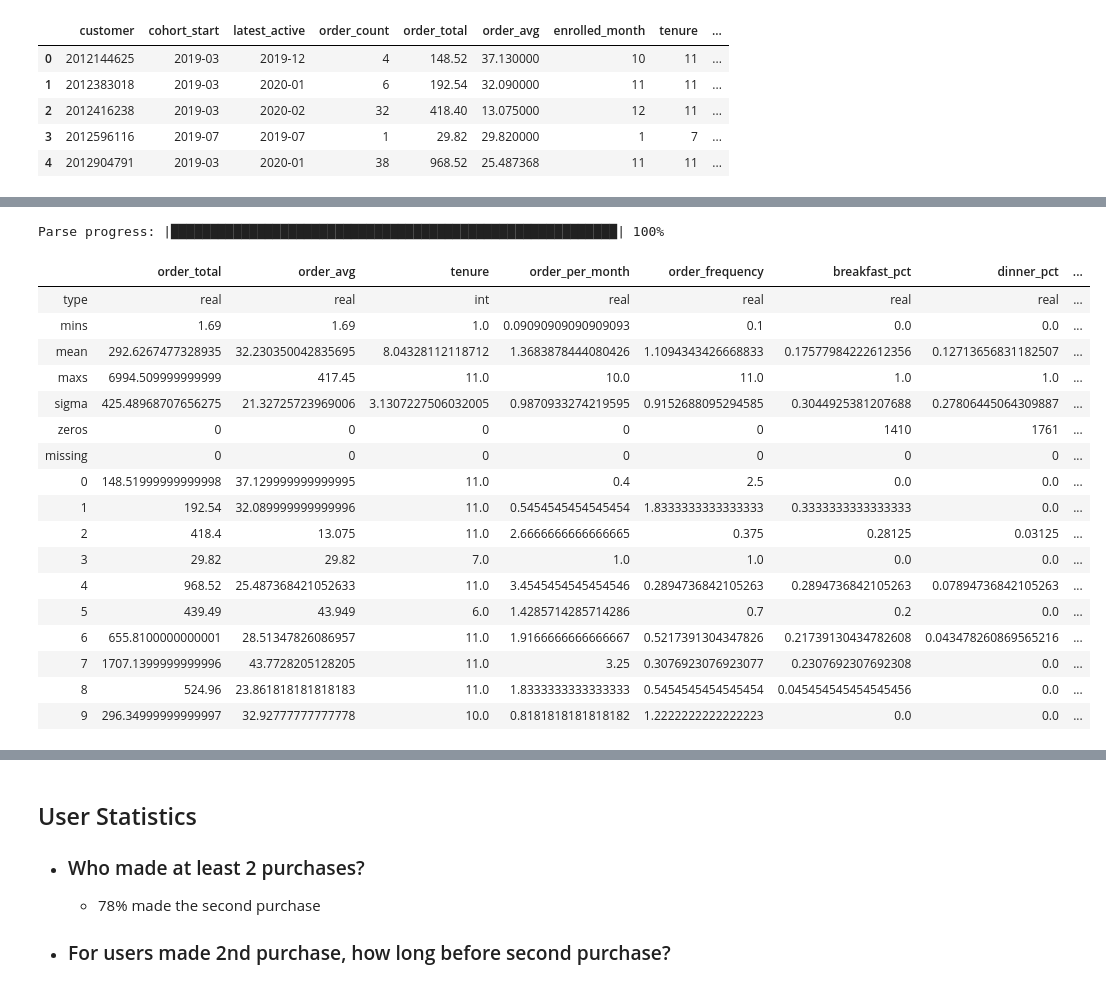
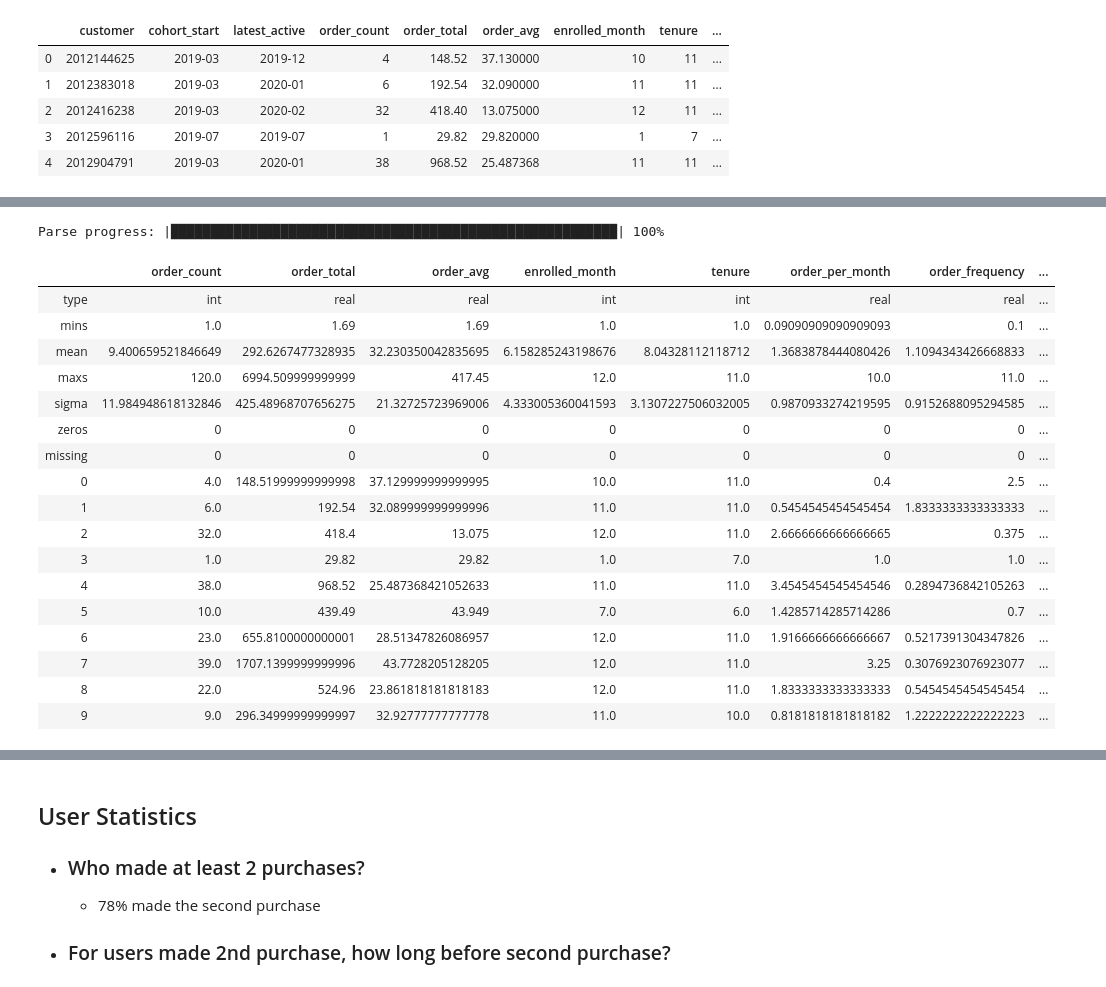
Before and after one commit to Chen--Chen/cohort_churn_analysis, a Jupyter notebook: Slice - Customer Churn Analysis.ipynb, the cells around one changed output, grey strips where cells are left out. Drawn from its saved outputs; the diff is of its cells as text; code cells hidden in the pictures.

```diff
--- a/Slice - Customer Churn Analysis.ipynb
+++ b/Slice - Customer Churn Analysis.ipynb
@@ -190,19 +198,18 @@ customer_first_data.rename(columns = {'order_id': 'first_order_id', \
                                     'State': 'first_State', \
                                     'postal_code': 'first_postal_code', \
                                     'order_month_shft':'first_order_month_shft', \
-                                    'order_weekend_ind':'first_order_weekend_ind', \
+                                    'order_weekday':'first_order_weekday', \
                                     'order_hour_bin':'first_order_hour_bin', \
                                     'zip':'first_zip', \
-                                    'lat':'first_lat', \
-                                    'lng':'first_lng', \
                                     'population':'first_population', \
                                     'density':'first_density', \
                                     'county_name':'first_county_name', \
-                                    'city':'first_city'}, inplace = True)
+                                    'city':'first_city', \
+                                    'shops_num': 'first_shops_num'}, inplace = True)
 first_feature_lst = ['first_order_id', 'first_source', 'first_date_purchased', 'first_shipping_type', 'first_payment_method', 'first_promo_value', \
                      'first_restaurant_total', 'customer', 'first_shops_id', 'first_State', 'first_postal_code', 'first_date_purchased_shft', 'first_shipping_payment', \
-                     'first_order_month_shft', 'first_order_weekend_ind', 'first_order_hour_bin','first_zip','first_lat','first_lng','first_population','first_density', \
-                     'first_county_name', 'first_city']
+                     'first_order_month_shft', 'first_order_weekday', 'first_order_hour_bin','first_zip','first_population','first_density', \
+                     'first_county_name', 'first_city', 'first_shops_num']
 customer_first_data= customer_first_data[first_feature_lst]
 # %%
 # Get customer second time purchase data
@@ -218,3 +231,0 @@ second_purch.head()
-# %%
-second_purch['sec_onemonth_ind'] = second_purch.iloc[:,-1].apply(lambda x: 'Y' if x<=28 else 'N')
-second_purch.head()
@@ -474,74 +627,79 @@ Checking whether there is an H2O instance running at http://localhost:54321. con
 h2o_df = H2OFrame(cust_churn)
 
 h2o_df['first_source'] = h2o_df['first_source'].asfactor()
-h2o_df['first_shipping_type'] = h2o_df['first_shipping_type'].asfactor()
-h2o_df['first_payment_method'] = h2o_df['first_payment_method'].asfactor()
+h2o_df['first_State'] = h2o_df['first_State'].asfactor()
 h2o_df['first_shipping_payment'] = h2o_df['first_shipping_payment'].asfactor()
-h2o_df['first_promo_value'] = h2o_df['first_promo_value'].asfactor()
-h2o_df['first_State'] = h2o_df['first_State'].asfactor()
 h2o_df['first_order_weekday'] = h2o_df['first_order_weekday'].asfactor()
 h2o_df['first_order_hour_bin'] = h2o_df['first_order_hour_bin'].asfactor()
+h2o_df['first_promo_value'] = h2o_df['first_promo_value'].asfactor()
+h2o_df['first_county_name'] = h2o_df['first_county_name'].asfactor()
+h2o_df['first_city'] = h2o_df['first_city'].asfactor()
+h2o_df['sec_onemonth_ind'] = h2o_df['sec_onemonth_ind'].asfactor()
 h2o_df['churn_2002'] = h2o_df['churn_2002'].asfactor()
 
 h2o_df.summary()
 
 # Split into 75% training and 25% test dataset
 strat_split = h2o_df['churn_2002'].stratified_split(test_frac=0.25, seed=42)
 
 train = h2o_df[strat_split == 'train']
 test = h2o_df[strat_split == 'test']
 
 feature = [
+#'order_count',
  #'order_total',
  'order_avg',
+ #'enrolled_month',
  'tenure',
- 'order_per_month',
+ #'order_per_month',
  'order_frequency',
- 'breakfast_pct',
- 'dinner_pct',
- 'lunch_pct',
+ #'breakfast_pct',
+ #'dinner_pct',
+ #'lunch_pct',
  #'0_pct',
  #'1_pct',
  #'2_pct',
  #'3_pct',
  #'4_pct',
  #'5_pct',
  #'6_pct',
  'first_source',
- #'first_shipping_type',
- #'first_payment_method',
- 'first_promo_value',
- 'first_restaurant_total',
+ #'first_promo_value',
+ #'first_restaurant_total',
  'first_State',
  'first_shipping_payment',
+ #'first_order_month_shft',
  'first_order_weekday',
- 'first_order_hour_bin'
+ 'first_order_hour_bin',
  #'first_population',
- #'first_density'
- #'to_second'
- ]
+ #'first_density',
+ #'first_county_name',
+ #'first_city',
+ 'first_shops_num',
+ #'to_second',
+ 'sec_onemonth_ind']
 
 target = 'churn_2002'
 # %% [output]
 Parse progress: |█████████████████████████████████████████████████████████| 100%
-|  | order_total | order_avg | tenure | order_per_month | order_frequency | breakfast_pct | dinner_pct | ... |
-| type | real | real | int | real | real | real | real | ... |
-| mins | 1.69 | 1.69 | 1.0 | 0.09090909090909093 | 0.1 | 0.0 | 0.0 | ... |
-| mean | 292.6267477328935 | 32.230350042835695 | 8.04328112118712 | 1.3683878444080426 | 1.1094343426668833 | 0.17577984222612356 | 0.12713656831182507 | ... |
-| maxs | 6994.509999999999 | 417.45 | 11.0 | 10.0 | 11.0 | 1.0 | 1.0 | ... |
-| sigma | 425.48968707656275 | 21.32725723969006 | 3.1307227506032005 | 0.9870933274219595 | 0.9152688095294585 | 0.3044925381207688 | 0.27806445064309887 | ... |
-| zeros | 0 | 0 | 0 | 0 | 0 | 1410 | 1761 | ... |
+|  | order_count | order_total | order_avg | enrolled_month | tenure | order_per_month | order_frequency | ... |
+| type | int | real | real | int | int | real | real | ... |
+| mins | 1.0 | 1.69 | 1.69 | 1.0 | 1.0 | 0.09090909090909093 | 0.1 | ... |
+| mean | 9.400659521846649 | 292.6267477328935 | 32.230350042835695 | 6.158285243198676 | 8.04328112118712 | 1.3683878444080426 | 1.1094343426668833 | ... |
+| maxs | 120.0 | 6994.509999999999 | 417.45 | 12.0 | 11.0 | 10.0 | 11.0 | ... |
+| sigma | 11.984948618132846 | 425.48968707656275 | 21.32725723969006 | 4.333005360041593 | 3.1307227506032005 | 0.9870933274219595 | 0.9152688095294585 | ... |
+| zeros | 0 | 0 | 0 | 0 | 0 | 0 | 0 | ... |
 | missing | 0 | 0 | 0 | 0 | 0 | 0 | 0 | ... |
-| 0 | 148.51999999999998 | 37.129999999999995 | 11.0 | 0.4 | 2.5 | 0.0 | 0.0 | ... |
-| 1 | 192.54 | 32.089999999999996 | 11.0 | 0.5454545454545454 | 1.8333333333333333 | 0.3333333333333333 | 0.0 | ... |
-| 2 | 418.4 | 13.075 | 11.0 | 2.6666666666666665 | 0.375 | 0.28125 | 0.03125 | ... |
-| 3 | 29.82 | 29.82 | 7.0 | 1.0 | 1.0 | 0.0 | 0.0 | ... |
-| 4 | 968.52 | 25.487368421052633 | 11.0 | 3.4545454545454546 | 0.2894736842105263 | 0.2894736842105263 | 0.07894736842105263 | ... |
-| 5 | 439.49 | 43.949 | 6.0 | 1.4285714285714286 | 0.7 | 0.2 | 0.0 | ... |
-| 6 | 655.8100000000001 | 28.51347826086957 | 11.0 | 1.9166666666666667 | 0.5217391304347826 | 0.21739130434782608 | 0.043478260869565216 | ... |
-| 7 | 1707.1399999999996 | 43.7728205128205 | 11.0 | 3.25 | 0.3076923076923077 | 0.2307692307692308 | 0.0 | ... |
-| 8 | 524.96 | 23.861818181818183 | 11.0 | 1.8333333333333333 | 0.5454545454545454 | 0.045454545454545456 | 0.0 | ... |
-| 9 | 296.34999999999997 | 32.92777777777778 | 10.0 | 0.8181818181818182 | 1.2222222222222223 | 0.0 | 0.0 | ... |
+| 0 | 4.0 | 148.51999999999998 | 37.129999999999995 | 10.0 | 11.0 | 0.4 | 2.5 | ... |
+| 1 | 6.0 | 192.54 | 32.089999999999996 | 11.0 | 11.0 | 0.5454545454545454 | 1.8333333333333333 | ... |
+| 2 | 32.0 | 418.4 | 13.075 | 12.0 | 11.0 | 2.6666666666666665 | 0.375 | ... |
+| 3 | 1.0 | 29.82 | 29.82 | 1.0 | 7.0 | 1.0 | 1.0 | ... |
+| 4 | 38.0 | 968.52 | 25.487368421052633 | 11.0 | 11.0 | 3.4545454545454546 | 0.2894736842105263 | ... |
+| 5 | 10.0 | 439.49 | 43.949 | 7.0 | 6.0 | 1.4285714285714286 | 0.7 | ... |
+| 6 | 23.0 | 655.8100000000001 | 28.51347826086957 | 12.0 | 11.0 | 1.9166666666666667 | 0.5217391304347826 | ... |
+| 7 | 39.0 | 1707.1399999999996 | 43.7728205128205 | 12.0 | 11.0 | 3.25 | 0.3076923076923077 | ... |
+| 8 | 22.0 | 524.96 | 23.861818181818183 | 12.0 | 11.0 | 1.8333333333333333 | 0.5454545454545454 | ... |
+| 9 | 9.0 | 296.34999999999997 | 32.92777777777778 | 11.0 | 10.0 | 0.8181818181818182 | 1.2222222222222223 | ... |
 # %%
 train.head()
 # %% [output]
```
Also changed, not shown: parts of 40 cells of this notebook.
